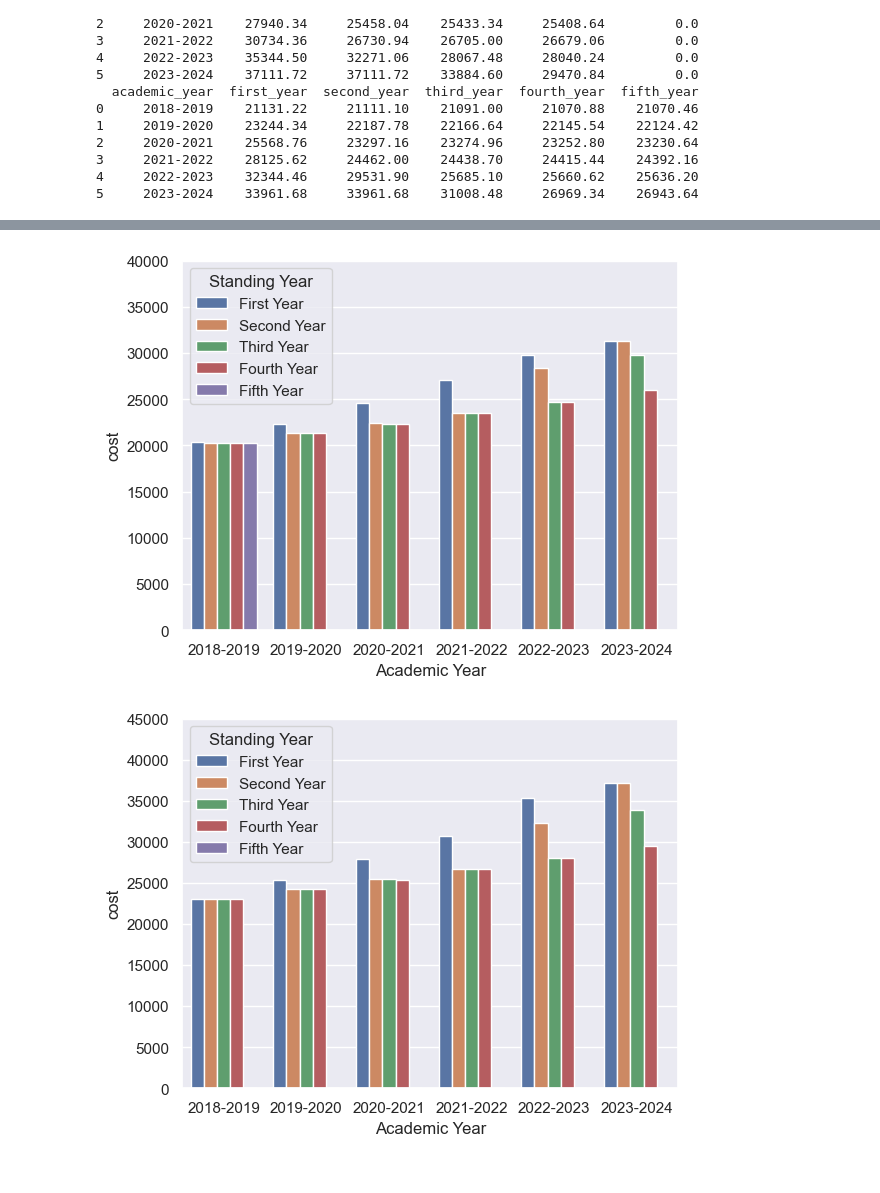
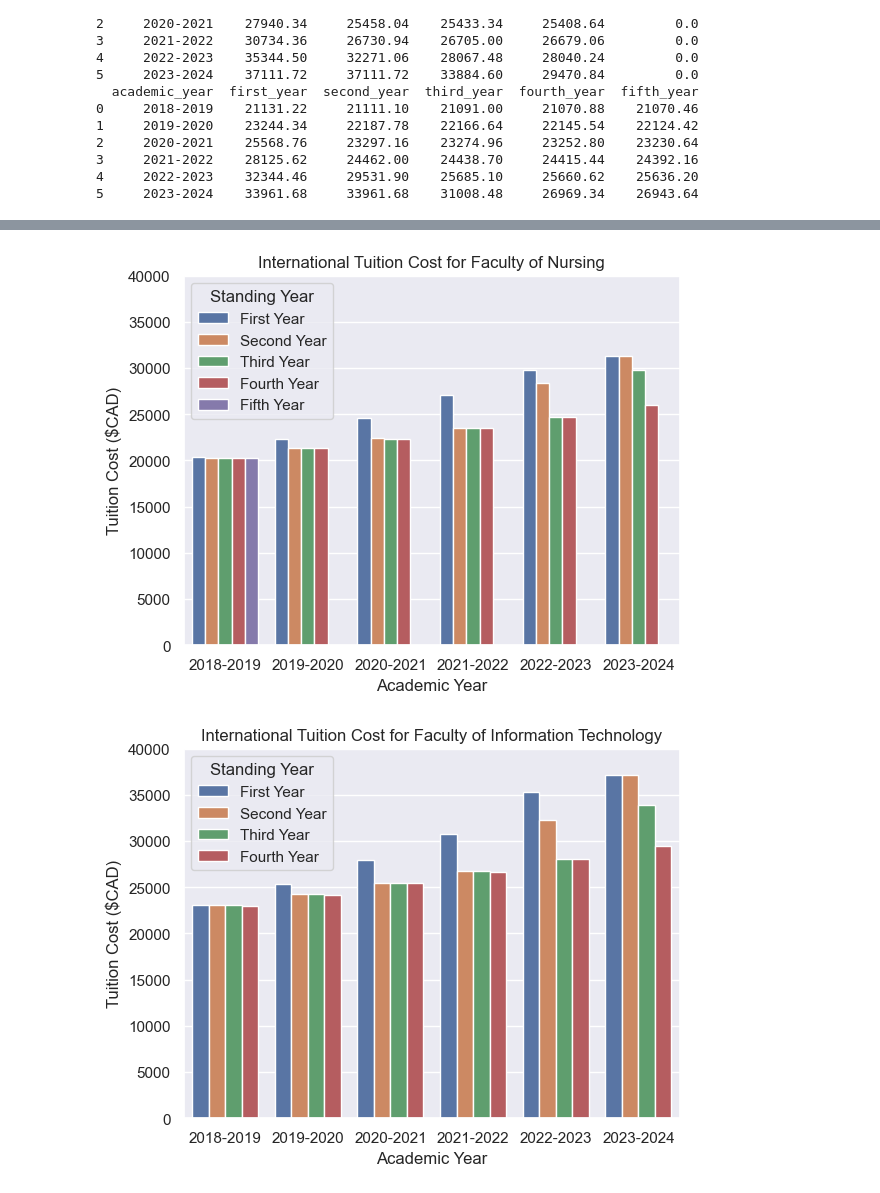
Before and after one commit to Sid-26/Ontario-Tech-International-Tuition-Statistics, a Jupyter notebook: stats.ipynb, the cells around one changed output, grey strips where cells are left out. Drawn from its saved outputs; the diff is of its cells as text; code cells hidden in the pictures.

```diff
--- a/stats.ipynb
+++ b/stats.ipynb
@@ -198,14 +245,22 @@ plt.show()
 # %%
 plot_nursing = sns.barplot(data=nursing_df.melt(id_vars='Academic Year',value_name='cost',var_name='Standing Year'),x='Academic Year',y='cost',hue='Standing Year')
+plt.ylabel('Tuition Cost ($CAD)')
+plt.title('International Tuition Cost for Faculty of Nursing')
 plot_nursing.set_ylim(0,40000)
+plt.savefig('figures/nursing_cost.png',format='png')
 plt.show()
 # %% [output]
-[figure, old version]
+[figure, new version]
+# %%
+it_df.drop('Fifth Year', axis=1, inplace=True)
 # %%
 plot_it = sns.barplot(data=it_df.melt(id_vars='Academic Year',value_name='cost',var_name='Standing Year'),x='Academic Year',y='cost',hue='Standing Year')
-plot_it.set_ylim(0,45000)
+plot_it.set_ylim(0,40000)
+plt.ylabel('Tuition Cost ($CAD)')
+plt.title('International Tuition Cost for Faculty of Information Technology')
+plt.savefig('figures/it_cost.png',format='png')
 plt.show()
 # %% [output]
-[figure, old version]
+[figure, new version]
 # %%
 plot_health = sns.barplot(data=science_arts_health_df.melt(id_vars='Academic Year', value_name='cost', var_name='Standing Year'),x='Academic Year', y='cost', hue='Standing Year')
```
Also changed, not shown: parts of 26 cells of this notebook, 1 other file.
